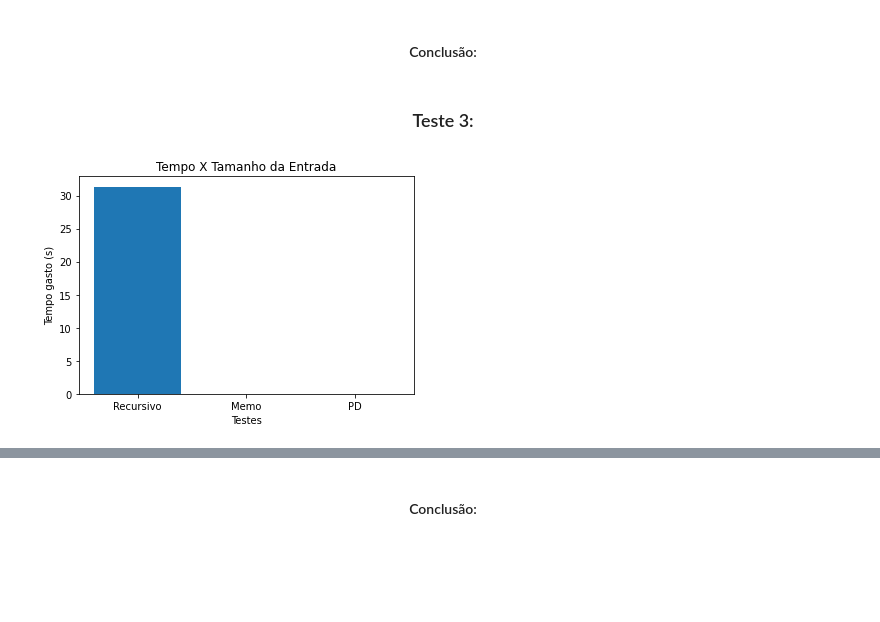
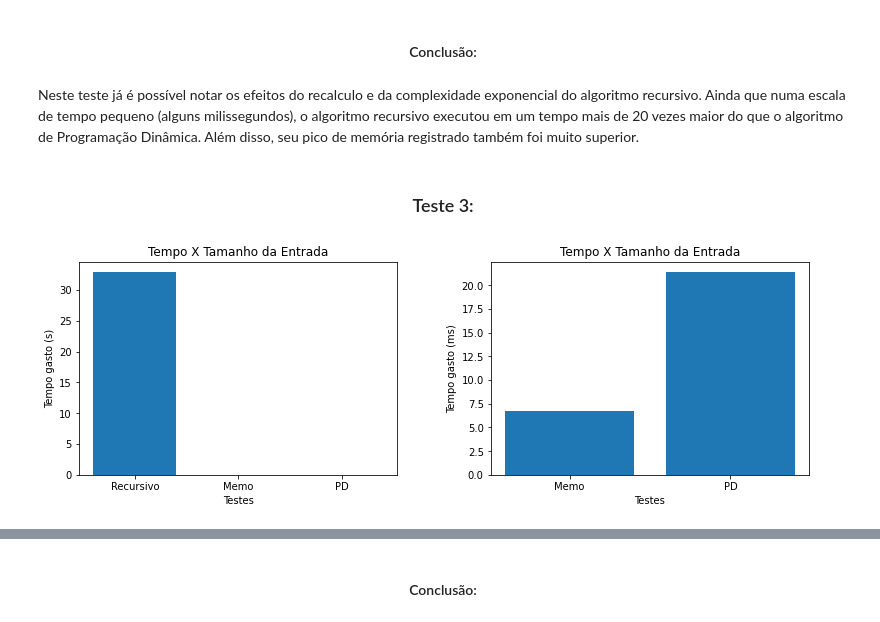
Before and after one commit to LucasGPellegrini/knapsack-AA2022.2, a Jupyter notebook: MOCHILA.ipynb, the cells around one changed output, grey strips where cells are left out. Saved outputs shown, nothing was run; the diff lists cells and outputs as text; code cells hidden in the pictures; blank space fills up the shorter version.

```diff
--- a/MOCHILA.ipynb
+++ b/MOCHILA.ipynb
@@ -644,12 +656,23 @@ plt.show()
 # %% [markdown]
 <h4><center> Conclusão: </center></h4>
+# %% [markdown]
+Neste teste já é possível notar os efeitos do recalculo e da complexidade exponencial do algoritmo recursivo. Ainda que numa escala de tempo pequeno (alguns milissegundos), o algoritmo recursivo executou em um tempo mais de 20 vezes maior do que o algoritmo de Programação Dinâmica. Além disso, seu pico de memória registrado também foi muito superior.
 # %% [markdown]
 <h3><center> Teste 3: </center></h3>
 # %%
-plt.bar(['Recursivo', 'Memo', 'PD'], [t3r, t1m, t1p])
-plt.ylabel('Tempo gasto (s)')
-plt.xlabel('Testes')
-plt.title('Tempo X Tamanho da Entrada')
+fig, ax = plt.subplots(1, 2, figsize=(12,5))
+
+ax[0].bar(['Recursivo', 'Memo', 'PD'], [t3r, t3m, t3p])
+ax[0].set_ylabel('Tempo gasto (s)')
+ax[0].set_xlabel('Testes')
+ax[0].set_title('Tempo X Tamanho da Entrada')
+
+ax[1].bar(['Memo', 'PD'], [t3m*1000, t3p*1000])
+ax[1].set_ylabel('Tempo gasto (ms)')
+ax[1].set_xlabel('Testes')
+ax[1].set_title('Tempo X Tamanho da Entrada')
+
+fig.tight_layout(pad=5.0)
 plt.show()
 # %% [output]
-[figure, old version]
+[figure, new version]
```
Also changed, not shown: parts of 47 cells of this notebook.
